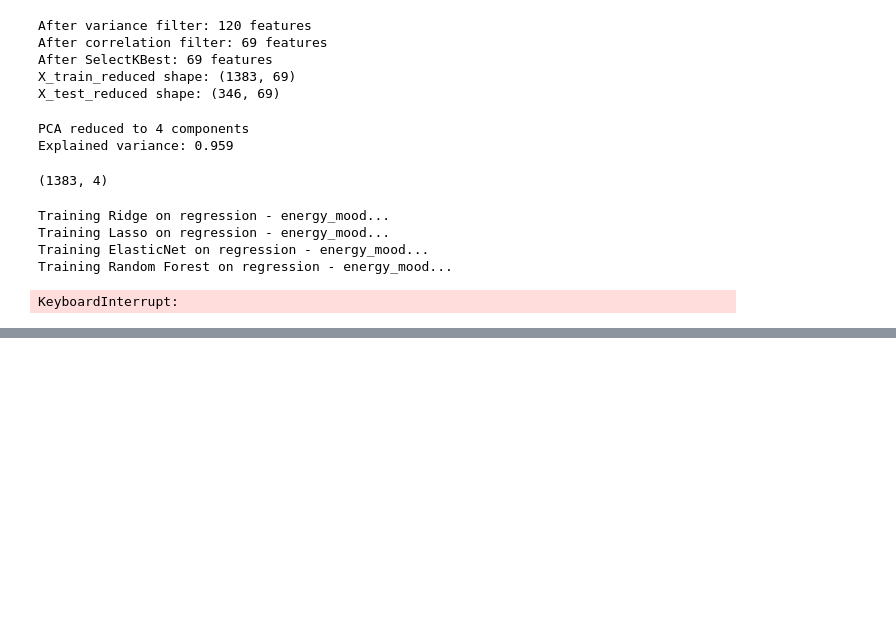
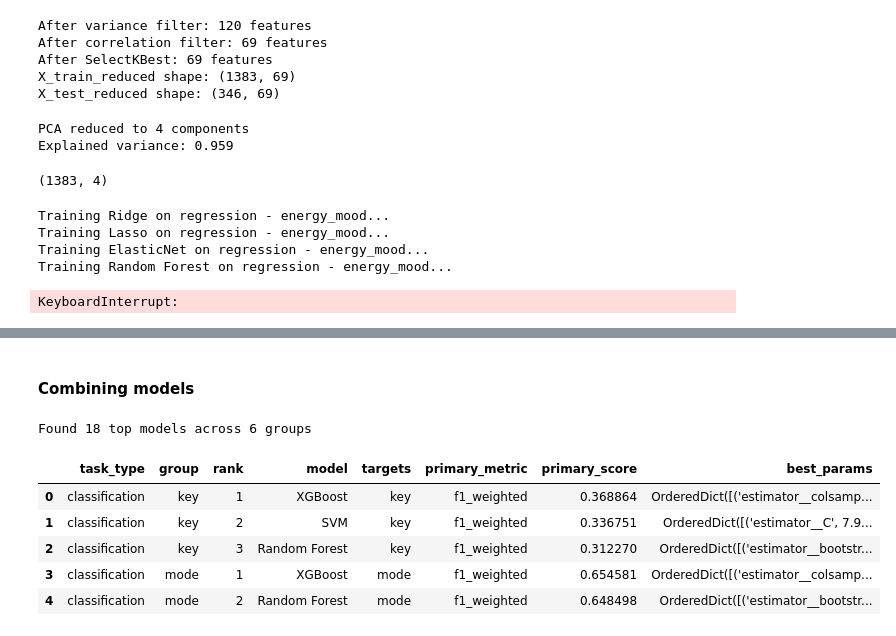
Before and after one commit to Academic-Projects-2025/Music-recommendation-system, a Jupyter notebook: notebooks/audio_ext.ipynb, the cells around one changed output, grey strips where cells are left out. Cells and saved outputs as stored; diff of their text form; code cells hidden in the pictures; blank space fills up the shorter version.

Commit message:
making the stacking model

```diff
--- a/notebooks/audio_ext.ipynb
+++ b/notebooks/audio_ext.ipynb
@@ -931,7 +932,9 @@ model_test = {
             "base_model": Ridge(),
             "param_grid": {
                 "estimator__alpha": Real(0.1, 10.0, prior="log-uniform"),
-                "estimator__solver": Categorical(["auto", "svd", "cholesky", "lsqr", "sparse_cg", "sag", "saga"]),
+                "estimator__solver": Categorical(
+                    ["auto", "svd", "cholesky", "lsqr", "sparse_cg", "sag", "saga"]
+                ),
             },
         },
         "Lasso": {
@@ -981,7 +984,9 @@ model_test = {
     },
     "classification": {
         "Random Forest": {
-            "base_model": RandomForestClassifier(random_state=42, class_weight='balanced'),
+            "base_model": RandomForestClassifier(
+                random_state=42, class_weight="balanced"
+            ),
             "param_grid": {
                 "estimator__n_estimators": Integer(150, 350),  # Extended from 150-300
                 "estimator__max_depth": Integer(8, 20),
@@ -994,7 +999,9 @@ model_test = {
         "XGBoost": {
             "base_model": XGBClassifier(random_state=42),
             "param_grid": {
-                "estimator__n_estimators": Integer(300, 700),  # Keep as is (was already extended)
+                "estimator__n_estimators": Integer(
+                    300, 700
+                ),  # Keep as is (was already extended)
                 "estimator__max_depth": Integer(8, 15),
                 "estimator__learning_rate": Real(0.01, 0.3, prior="log-uniform"),
                 "estimator__subsample": Real(0.6, 1.0),
@@ -1005,7 +1012,9 @@ model_test = {
             },
         },
         "SVM": {
-            "base_model": SVC(kernel="rbf", probability=True, random_state=42, class_weight='balanced'),
+            "base_model": SVC(
+                kernel="rbf", probability=True, random_state=42, class_weight="balanced"
+            ),
             "param_grid": {
                 "estimator__C": Real(1.0, 20.0, prior="log-uniform"),
                 "estimator__gamma": Real(0.001, 0.02, prior="log-uniform"),
@@ -1359,0 +1464,60 @@ NameError: name 'mdl' is not defined
+# %% [markdown]
+#### Combining models
+# %%
+results_df = pd.read_csv(mdl / "model_comparison_results.csv")
+
+
+def get_top_3_models(df, task_metrics=None):
+    if task_metrics is None:
+        task_metrics = {"regression": "r2", "classification": "f1_weighted"}
+
+    required_cols = ["task_type", "group", "model", "targets", "best_params"]
+    missing_cols = [col for col in required_cols if col not in df.columns]
+    if missing_cols:
+        raise ValueError(f"Missing required columns: {missing_cols}")
+
+    results = []
+
+    for (task_type, group_name), group_df in df.groupby(["task_type", "group"]):
+        metric = task_metrics.get(task_type)
+        if metric not in group_df.columns:
+            available_metrics = [
+                col for col in group_df.columns if col in task_metrics.values()
+            ]
+            print(
+                f"Warning: Metric '{metric}' not found for {task_type}. Available: {available_metrics}"
+            )
+            continue
+
+        top_3_df = group_df.nlargest(3, metric)
+
+        for idx, (_, row) in enumerate(top_3_df.iterrows(), 1):
+            results.append(
+                {
+                    "task_type": task_type,
+                    "group": group_name,
+                    "rank": idx,
+                    "model": row["model"],
+                    "targets": row["targets"],
+                    "primary_metric": metric,
+                    "primary_score": row[metric],
+                    "best_params": row["best_params"],
+                }
+            )
+
+    return pd.DataFrame(results)
+
+
+top_3_result_df = get_top_3_models(results_df)
+print(
+    f"Found {len(top_3_result_df)} top models across {top_3_result_df['group'].nunique()} groups"
+)
+top_3_result_df.head()
+# %% [output]
+Found 18 top models across 6 groups
+|  | task_type | group | rank | model | targets | primary_metric | primary_score | best_params |
+| 0 | classification | key | 1 | XGBoost | key | f1_weighted | 0.368864 | OrderedDict([('estimator__colsamp... |
+| 1 | classification | key | 2 | SVM | key | f1_weighted | 0.336751 | OrderedDict([('estimator__C', 7.9... |
+| 2 | classification | key | 3 | Random Forest | key | f1_weighted | 0.312270 | OrderedDict([('estimator__bootstr... |
+| 3 | classification | mode | 1 | XGBoost | mode | f1_weighted | 0.654581 | OrderedDict([('estimator__colsamp... |
+| 4 | classification | mode | 2 | Random Forest | mode | f1_weighted | 0.648498 | OrderedDict([('estimator__bootstr... |
```
Also changed, not shown: parts of 14 cells of this notebook, 1 other file.
